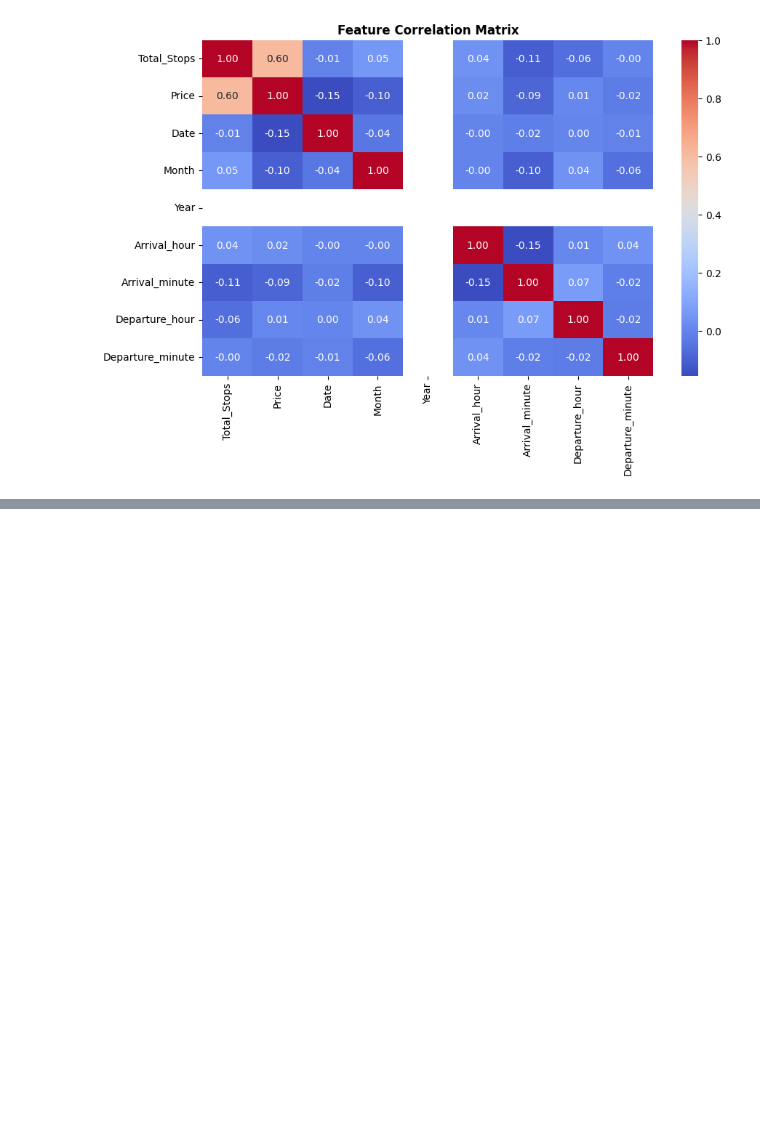
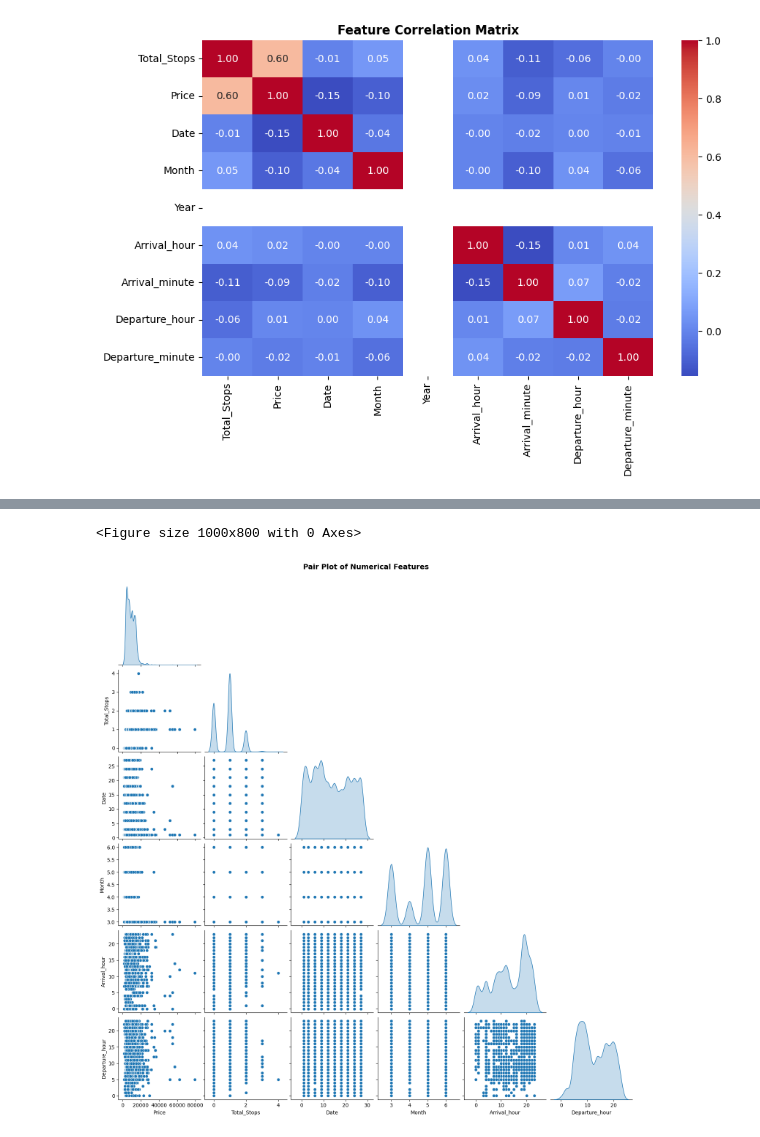
Before and after one commit to sgl13/EDA-Feature_Engineering, a Jupyter notebook: EDA_with_flight_price_prediction.ipynb, the cells around one changed output, grey strips where cells are left out. Cells and saved outputs as stored; diff of their text form; code cells hidden in the pictures; blank space fills up the shorter version.

```diff
--- a/EDA_with_flight_price_prediction.ipynb
+++ b/EDA_with_flight_price_prediction.ipynb
@@ -387,27 +386,0 @@ Shows how ticket price relates to travel duration and the number of stops simult
-# %%
-import plotly.express as px
-import plotly.io as pio
-
-# Set renderer for interactive viewing in Google Colab
-pio.renderers.default = "colab"
-
-# Extract numerical duration in hours
-df['Duration_hours'] = df['Duration'].str.extract(r'(\d+)h').astype(float).fillna(0)
-
-fig = px.scatter_3d(
-    df,
-    x='Duration_hours',
-    y='Total_Stops',
-    z='Price',
-    color='Total_Stops',
-    title='3D View: Duration vs. Total Stops vs. Ticket Price',
-    labels={
-        'Duration_hours': 'Duration (Hours)',
-        'Total_Stops': 'Total Stops',
-        'Price': 'Price (INR)'
-    },
-    opacity=0.7
-)
-
-fig.update_layout(margin=dict(l=0, r=0, b=0, t=40))
-fig.show()
@@ -503,0 +405,13 @@ fig.show()
+# %%
+# Select key numerical columns for cleaner visualization
+cols_to_plot = ['Price', 'Total_Stops', 'Date', 'Month', 'Arrival_hour', 'Departure_hour']
+pair_plot_df = df[cols_to_plot]
+
+# Create the pair plot
+plt.figure(figsize=(10, 8))
+sns.pairplot(pair_plot_df, corner=True, diag_kind='kde') # corner=True shows only the lower triangle
+plt.suptitle('Pair Plot of Numerical Features', fontsize=14, fontweight='bold', y=1.02)
+plt.show()
+# %% [output]
+<Figure size 1000x800 with 0 Axes>
+[figure, added]
```
Also changed, not shown: parts of 10 cells of this notebook.
